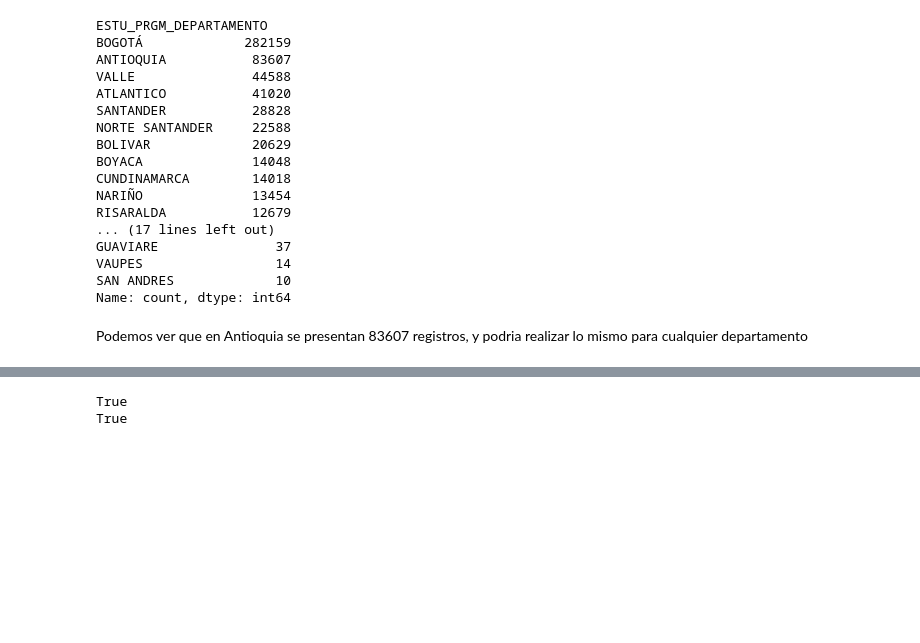
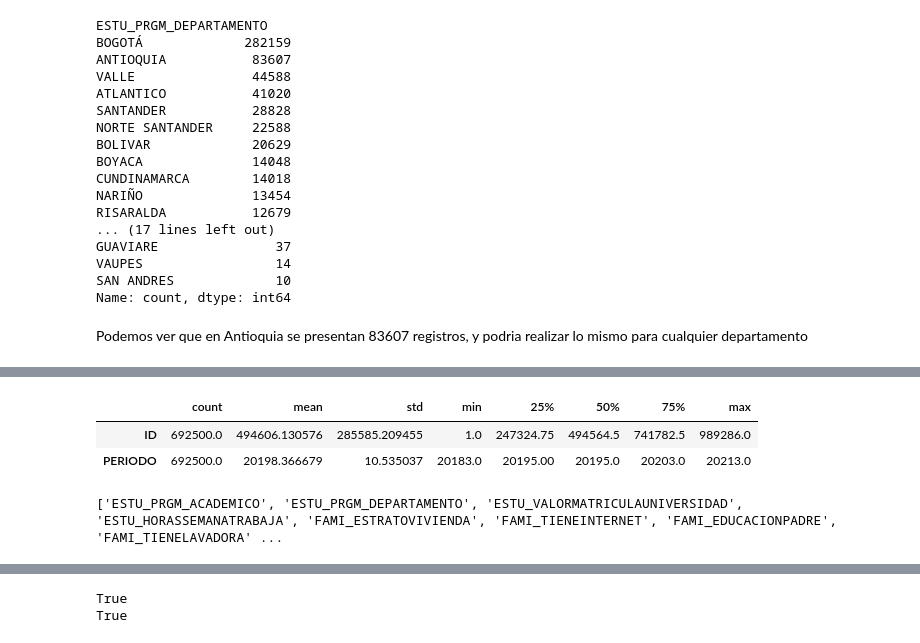
Before and after one commit to JGranda11/Proyecto-ai4eng20241, a Jupyter notebook: 01 - exploración.ipynb, the cells around one changed output, grey strips where cells are left out. Cells and saved outputs as stored; diff of their text form; code cells hidden in the pictures; blank space fills up the shorter version.

Commit message:
Exploración parcial del dataset, contado los valores por columna

```diff
--- a/01 - exploración.ipynb
+++ b/01 - exploración.ipynb
@@ -240,0 +374,2 @@ Name: count, dtype: int64
+# %%
+train = train.rename(columns={'FAMI_TIENEINTERNET.1': 'FAMI_TIENEINTERNET2'})
@@ -240,0 +437,11 @@ Name: count, dtype: int64
+# %%
+train._get_numeric_data().describe().T
+# %% [output]
+|  | count | mean | std | min | 25% | 50% | 75% | max |
+| ID | 692500.0 | 494606.130576 | 285585.209455 | 1.0 | 247324.75 | 494564.5 | 741782.5 | 989286.0 |
+| PERIODO | 692500.0 | 20198.366679 | 10.535037 | 20183.0 | 20195.00 | 20195.0 | 20203.0 | 20213.0 |
+# %%
+ccols = [i for i in train.columns if not i in train._get_numeric_data()]
+print (ccols)
+# %% [output]
+['ESTU_PRGM_ACADEMICO', 'ESTU_PRGM_DEPARTAMENTO', 'ESTU_VALORMATRICULAUNIVERSIDAD', 'ESTU_HORASSEMANATRABAJA', 'FAMI_ESTRATOVIVIENDA', 'FAMI_TIENEINTERNET', 'FAMI_EDUCACIONPADRE', 'FAMI_TIENELAVADORA' ...
```
Also changed, not shown: parts of 34 cells of this notebook.
